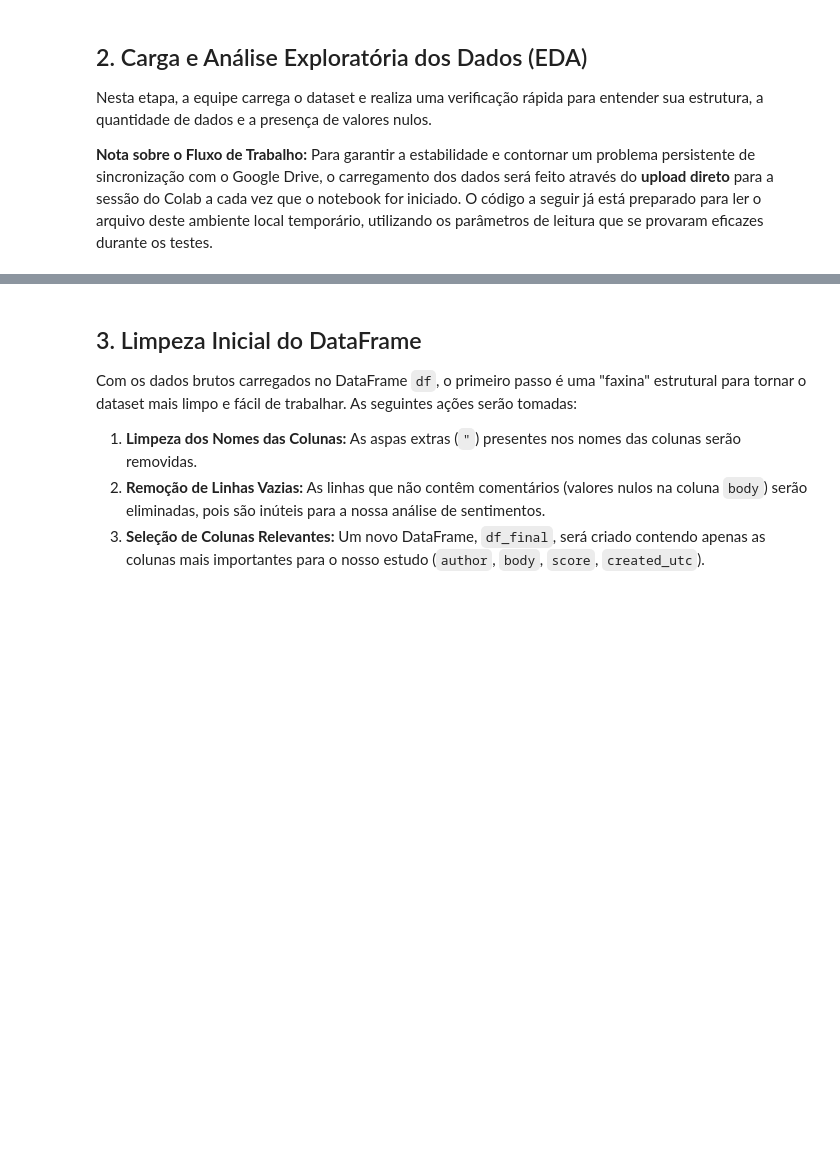
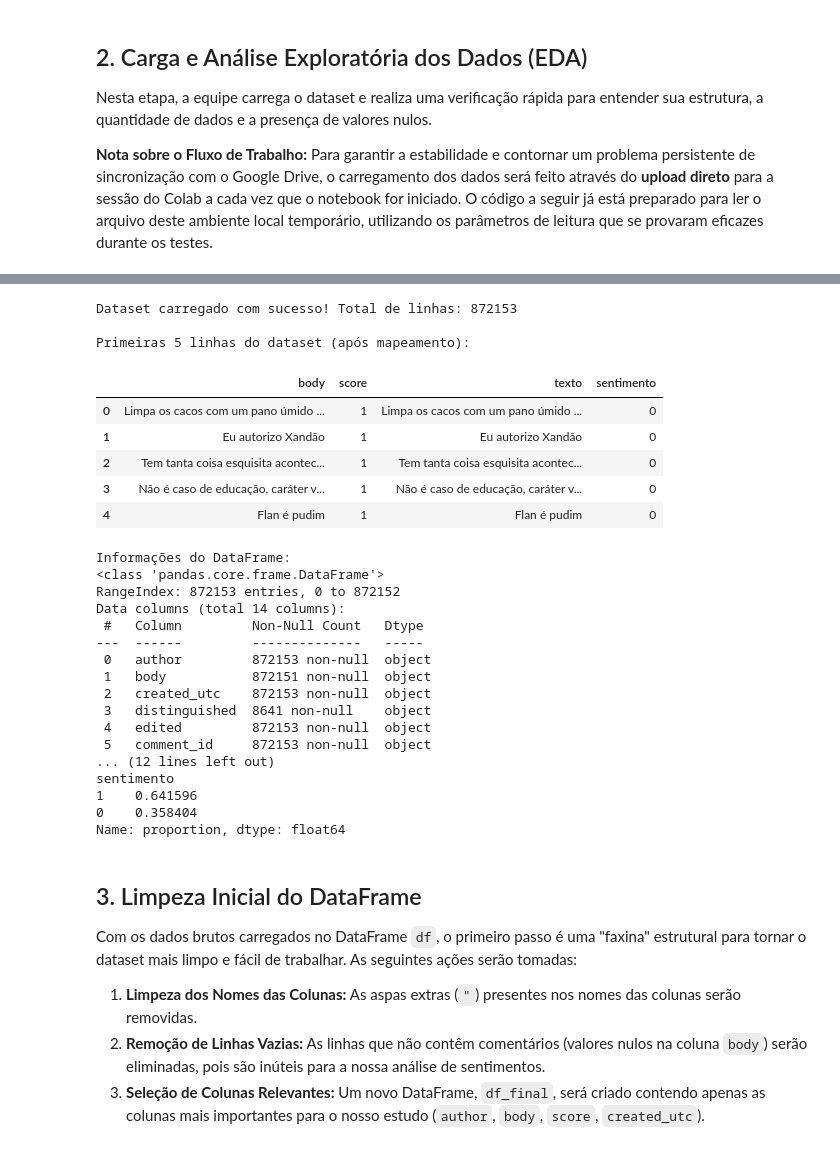
Before and after one commit to rafaelinfopiaui/analise-sentimentos-cpweekend, a Jupyter notebook: notebooks/Desenvolvimento_Analise_Sentimentos.ipynb, the cells around one changed output, grey strips where cells are left out. Saved outputs shown, nothing was run; the diff lists cells and outputs as text; code cells hidden in the pictures; blank space fills up the shorter version.

```diff
--- a/notebooks/Desenvolvimento_Analise_Sentimentos.ipynb
+++ b/notebooks/Desenvolvimento_Analise_Sentimentos.ipynb
@@ -155,3 +98,57 @@ memory usage: 116.8+ MB
+# %%
+## 2. Carga e Análise Exploratória dos Dados (EDA)
+
+# 2.1 - Carregar o dataset
+try:
+    df = pd.read_csv(CAMINHO_DADOS_BRUTOS)
+    print(f"Dataset carregado com sucesso! Total de linhas: {len(df)}")
+except FileNotFoundError:
+    print(f"Erro: Arquivo não encontrado em '{CAMINHO_DADOS_BRUTOS}'. Verifique o caminho e o nome do arquivo.")
+
+# 2.2 - Mapear colunas do dataset Reddit para o padrão do nosso projeto
+# O corpo (texto) do comentário.
+df['texto'] = df['body']
+# O score (votos) indica sentimento: > 1 é Positivo (1); <= 1 é Negativo/Neutro (0).
+df['sentimento'] = df['score'].apply(lambda x: 1 if x > 1 else 0)
+
+# 2.3 - Visualizar as primeiras linhas
+print("\nPrimeiras 5 linhas do dataset (após mapeamento):")
+display(df[['body', 'score', 'texto', 'sentimento']].head())
+
+# 2.4 - Verificar informações gerais
+print("\nInformações do DataFrame:")
+df.info()
+
+# 2.5 - Verificar a distribuição das classes de sentimento
+print("\nDistribuição inicial dos sentimentos (0=Negativo/Neutro, 1=Positivo):")
+print(df['sentimento'].value_counts(normalize=True))
+# %% [output]
+Dataset carregado com sucesso! Total de linhas: 872153
+
+Primeiras 5 linhas do dataset (após mapeamento):
+|  | body | score | texto | sentimento |
+| 0 | Limpa os cacos com um pano úmido ... | 1 | Limpa os cacos com um pano úmido ... | 0 |
+| 1 | Eu autorizo Xandão | 1 | Eu autorizo Xandão | 0 |
+| 2 | Tem tanta coisa esquisita acontec... | 1 | Tem tanta coisa esquisita acontec... | 0 |
+| 3 | Não é caso de educação, caráter v... | 1 | Não é caso de educação, caráter v... | 0 |
+| 4 | Flan é pudim | 1 | Flan é pudim | 0 |
+Informações do DataFrame:
+<class 'pandas.core.frame.DataFrame'>
+RangeIndex: 872153 entries, 0 to 872152
+Data columns (total 14 columns):
+ #   Column         Non-Null Count   Dtype
+---  ------         --------------   -----
+ 0   author         872153 non-null  object
+ 1   body           872151 non-null  object
+ 2   created_utc    872153 non-null  object
+ 3   distinguished  8641 non-null    object
+ 4   edited         872153 non-null  object
+ 5   comment_id     872153 non-null  object
+... (12 lines left out)
+sentimento
+1    0.641596
+0    0.358404
+Name: proportion, dtype: float64
 # %% [markdown]
 ## 3. Limpeza Inicial do DataFrame
 
```
Also changed, not shown: parts of 11 cells of this notebook.
